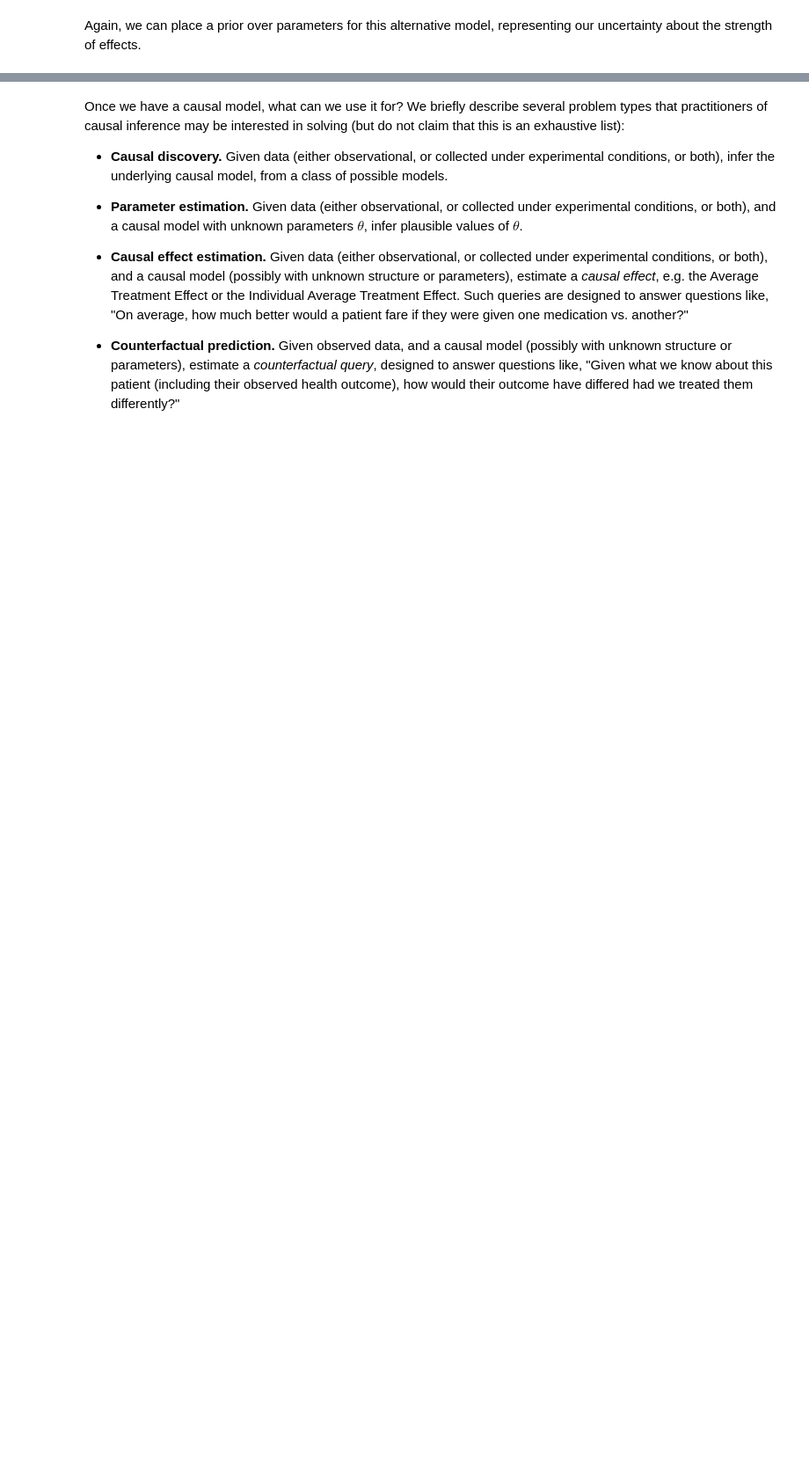
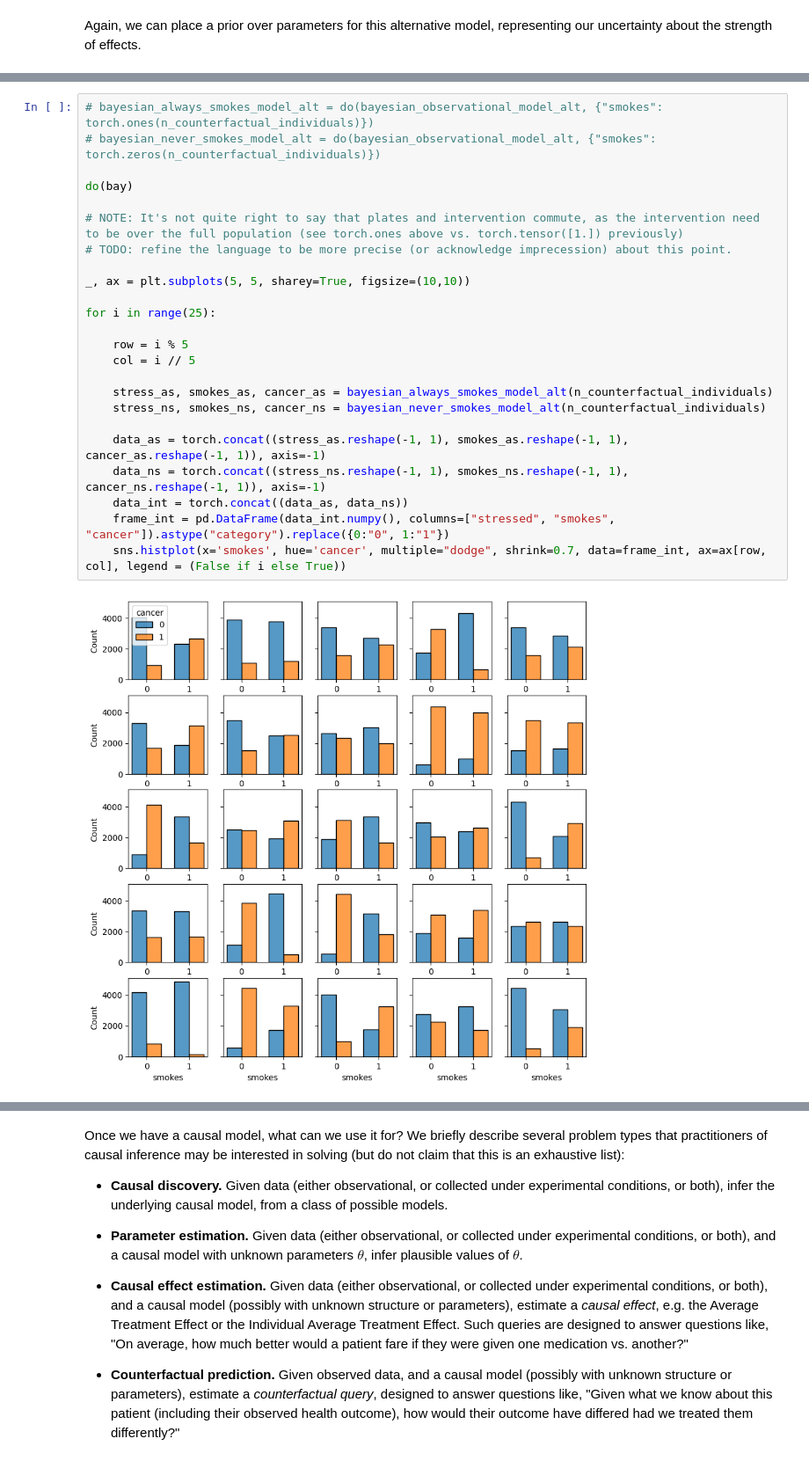
Before and after one commit to BasisResearch/chirho, a Jupyter notebook: docs/source/tutorial_i.ipynb, the cells around one changed output, grey strips where cells are left out. Shown at 88% size. Cells and saved outputs as stored; diff of their text form; blank space fills up the shorter version.

```diff
--- a/docs/source/tutorial_i.ipynb
+++ b/docs/source/tutorial_i.ipynb
@@ -353 +378,27 @@ for i in range(25):
+# %%
+# bayesian_always_smokes_model_alt = do(bayesian_observational_model_alt, {"smokes": torch.ones(n_counterfactual_individuals)})
+# bayesian_never_smokes_model_alt = do(bayesian_observational_model_alt, {"smokes": torch.zeros(n_counterfactual_individuals)})
+
+do(bay)
+
+# NOTE: It's not quite right to say that plates and intervention commute, as the intervention need to be over the full population (see torch.ones above vs. torch.tensor([1.]) previously)
+# TODO: refine the language to be more precise (or acknowledge imprecession) about this point.
+
+_, ax = plt.subplots(5, 5, sharey=True, figsize=(10,10))
+
+for i in range(25):
+
+    row = i % 5
+    col = i // 5
+
+    stress_as, smokes_as, cancer_as = bayesian_always_smokes_model_alt(n_counterfactual_individuals)
+    stress_ns, smokes_ns, cancer_ns = bayesian_never_smokes_model_alt(n_counterfactual_individuals)
+
+    data_as = torch.concat((stress_as.reshape(-1, 1), smokes_as.reshape(-1, 1), cancer_as.reshape(-1, 1)), axis=-1)
+    data_ns = torch.concat((stress_ns.reshape(-1, 1), smokes_ns.reshape(-1, 1), cancer_ns.reshape(-1, 1)), axis=-1)
+    data_int = torch.concat((data_as, data_ns))
+    frame_int = pd.DataFrame(data_int.numpy(), columns=["stressed", "smokes", "cancer"]).astype("category").replace({0:"0", 1:"1"})
+    sns.histplot(x='smokes', hue='cancer', multiple="dodge", shrink=0.7, data=frame_int, ax=ax[row, col], legend = (False if i else True))
+# %% [output]
+[figure, added]
 # %% [markdown]
```
Also changed, not shown: parts of 20 cells of this notebook.
